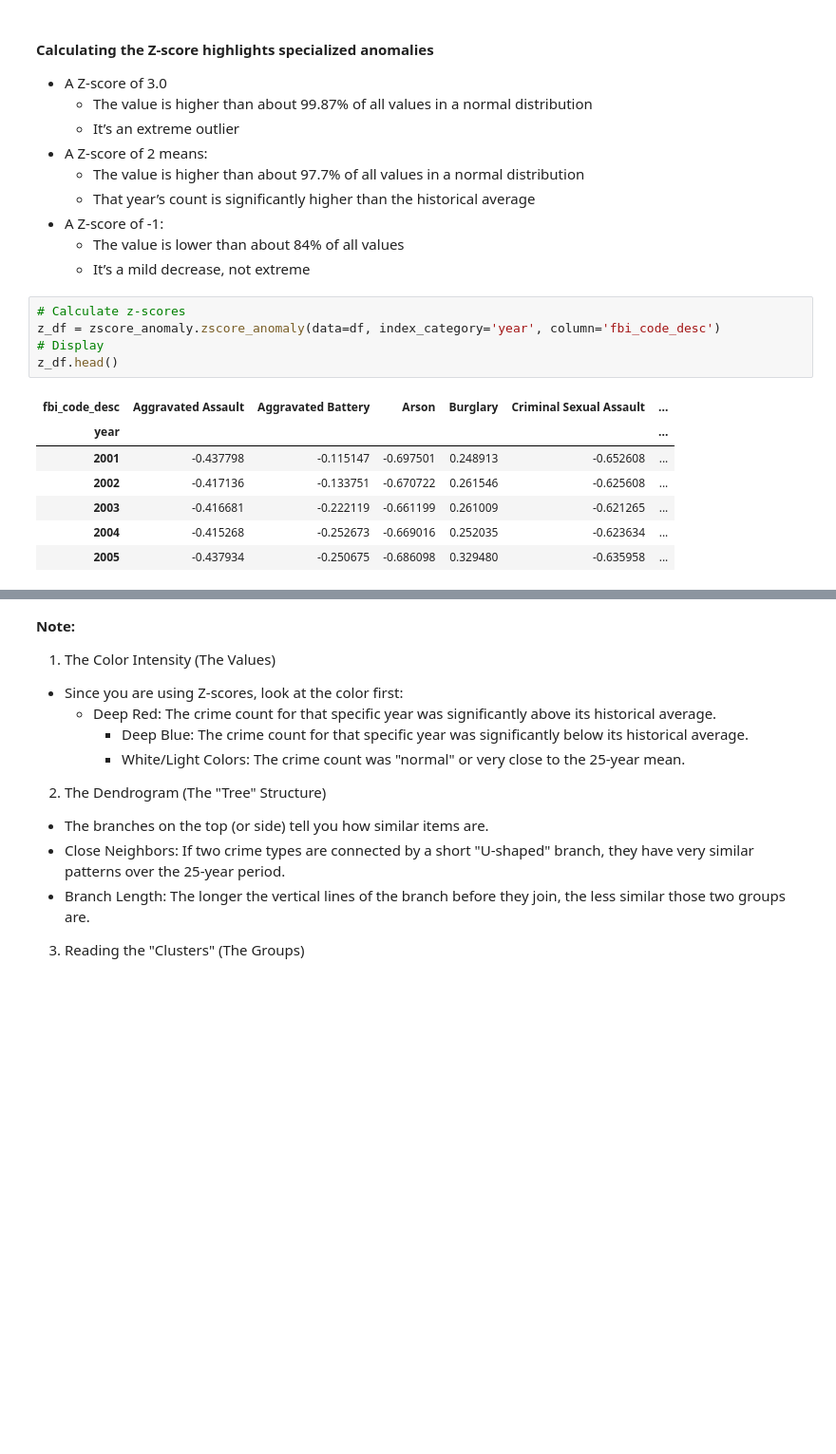
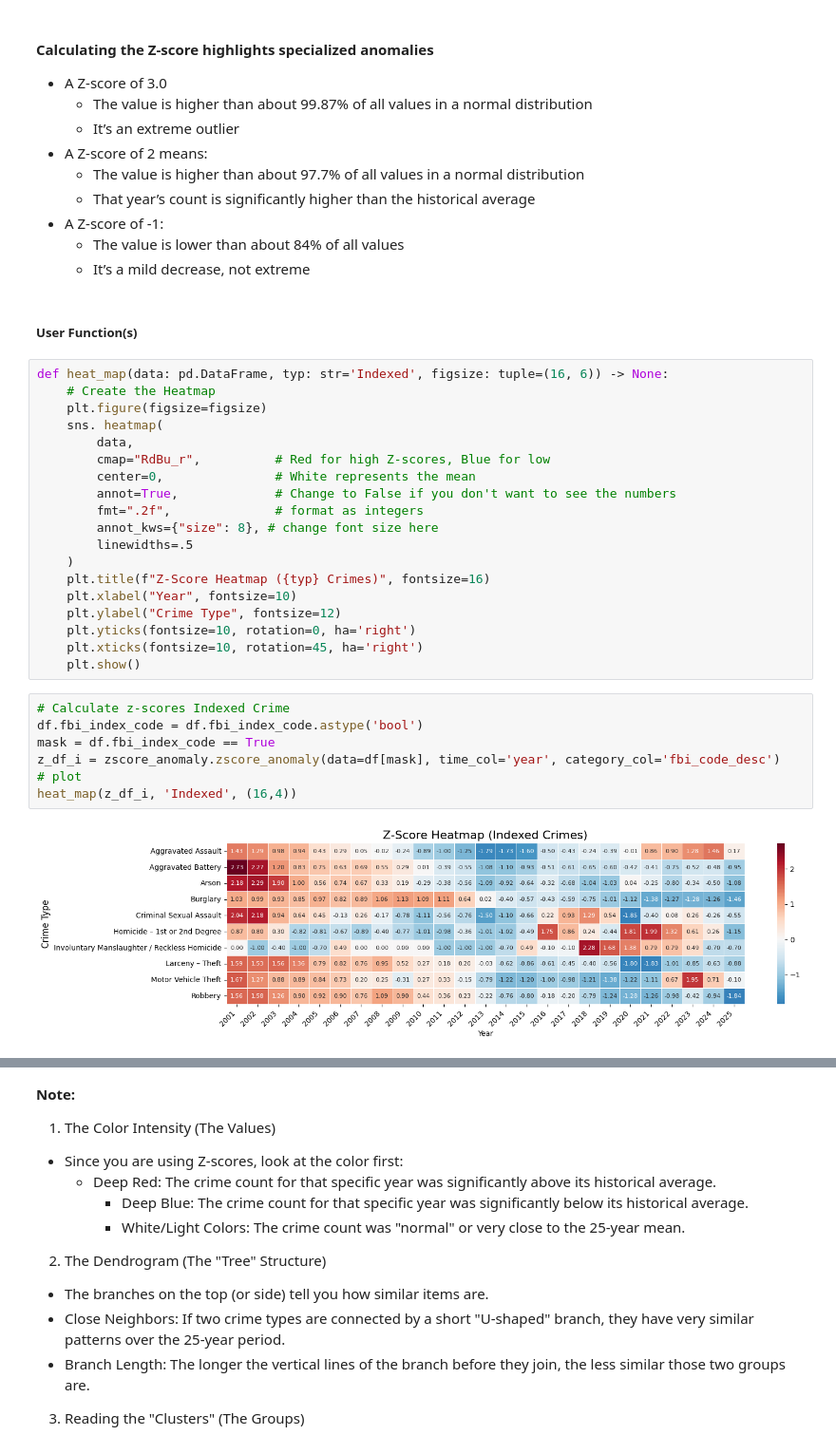
Before and after one commit to SirErikPak/ChicagoCrime, a Jupyter notebook: Notebook/ChicagoCrimeClusterAnalysis.ipynb, the cells around one changed output, grey strips where cells are left out. Shown at 95% size. Saved outputs shown, nothing was run; the diff lists cells and outputs as text; blank space fills up the shorter version.

```diff
--- a/Notebook/ChicagoCrimeClusterAnalysis.ipynb
+++ b/Notebook/ChicagoCrimeClusterAnalysis.ipynb
@@ -93,16 +93,33 @@ sector                   139    0.0016%
 - A Z-score of -1:
     - The value is lower than about 84% of all values
     - It’s a mild decrease, not extreme
+# %% [markdown]
+##### User Function(s)
+# %%
+def heat_map(data: pd.DataFrame, typ: str='Indexed', figsize: tuple=(16, 6)) -> None:
+    # Create the Heatmap
+    plt.figure(figsize=figsize)
+    sns. heatmap(
+        data,
+        cmap="RdBu_r",          # Red for high Z-scores, Blue for low
+        center=0,               # White represents the mean
+        annot=True,             # Change to False if you don't want to see the numbers
+        fmt=".2f",              # format as integers
+        annot_kws={"size": 8}, # change font size here
+        linewidths=.5
+    )
+    plt.title(f"Z‑Score Heatmap ({typ} Crimes)", fontsize=16)
+    plt.xlabel("Year", fontsize=10)
+    plt.ylabel("Crime Type", fontsize=12)
+    plt.yticks(fontsize=10, rotation=0, ha='right')
+    plt.xticks(fontsize=10, rotation=45, ha='right')
+    plt.show()
 # %%
-# Calculate z-scores
-z_df = zscore_anomaly.zscore_anomaly(data=df, index_category='year', column='fbi_code_desc')
-# Display
-z_df.head()
+# Calculate z-scores Indexed Crime
+df.fbi_index_code = df.fbi_index_code.astype('bool')
+mask = df.fbi_index_code == True
+z_df_i = zscore_anomaly.zscore_anomaly(data=df[mask], time_col='year', category_col='fbi_code_desc')
+# plot
+heat_map(z_df_i, 'Indexed', (16,4))
 # %% [output]
-| fbi_code_desc | Aggravated Assault | Aggravated Battery | Arson | Burglary | Criminal Sexual Assault | ... |
-| year |  |  |  |  |  | ... |
-| 2001 | -0.437798 | -0.115147 | -0.697501 | 0.248913 | -0.652608 | ... |
-| 2002 | -0.417136 | -0.133751 | -0.670722 | 0.261546 | -0.625608 | ... |
-| 2003 | -0.416681 | -0.222119 | -0.661199 | 0.261009 | -0.621265 | ... |
-| 2004 | -0.415268 | -0.252673 | -0.669016 | 0.252035 | -0.623634 | ... |
-| 2005 | -0.437934 | -0.250675 | -0.686098 | 0.329480 | -0.635958 | ... |
+[figure, added]
```
Also changed, not shown: parts of 4 cells of this notebook, 4 other files.
